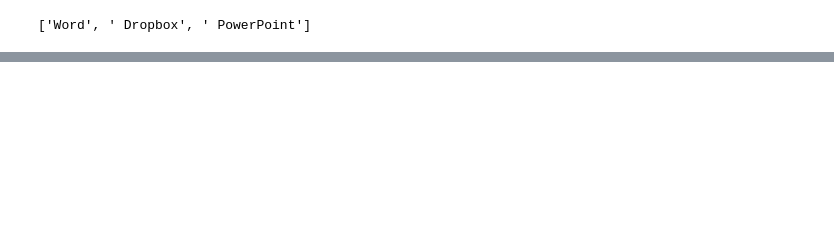
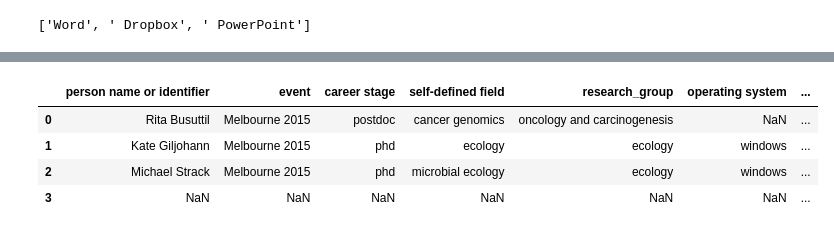
Before and after one commit to DamienIrving/resbaz-posters, a Jupyter notebook: analysis_sandbox.ipynb, the cells around one changed output, grey strips where cells are left out. Saved outputs shown, nothing was run; the diff lists cells and outputs as text; code cells hidden in the pictures; blank space fills up the shorter version.

```diff
--- a/analysis_sandbox.ipynb
+++ b/analysis_sandbox.ipynb
@@ -29,0 +56,11 @@ df['support_tools'][0].split(',')
+# %%
+small_res_groups_df = res_groups_df[['research_group','research_division']].set_index('research_group')
+combo = people_df.join(small_res_groups_df, on=['research_group'])
+# %%
+combo
+# %% [output]
+|  | person name or identifier | event | career stage | self-defined field | research_group | operating system | ... |
+| 0 | Rita Busuttil | Melbourne 2015 | postdoc | cancer genomics | oncology and carcinogenesis | NaN | ... |
+| 1 | Kate Giljohann | Melbourne 2015 | phd | ecology | ecology | windows | ... |
+| 2 | Michael Strack | Melbourne 2015 | phd | microbial ecology | ecology | windows | ... |
+| 3 | NaN | NaN | NaN | NaN | NaN | NaN | ... |
```
Also changed, not shown: parts of 22 cells of this notebook, 3 other files.
